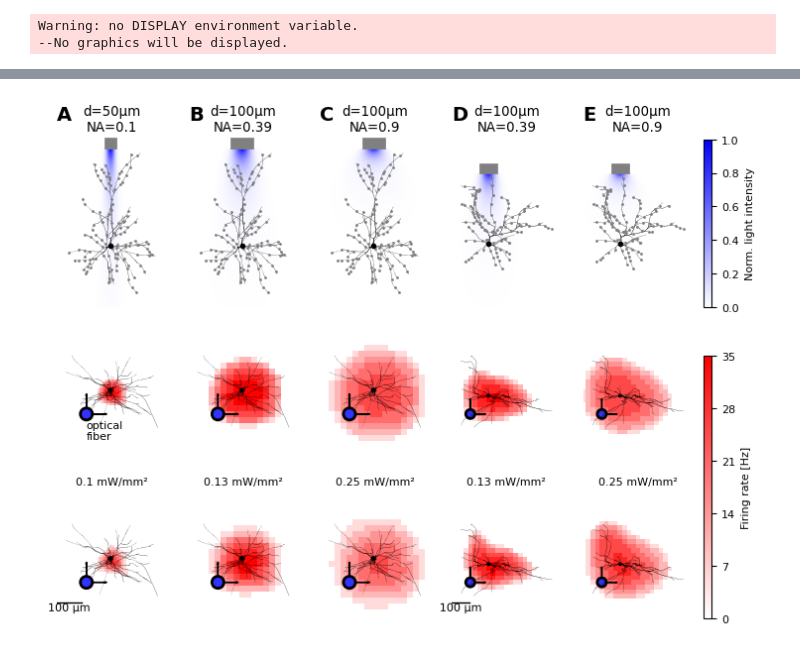
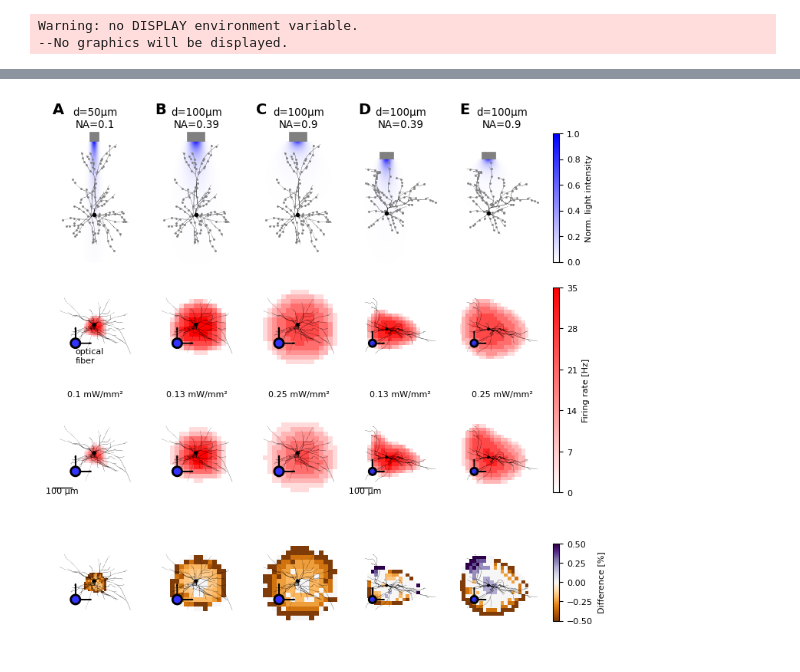
Before and after one commit to dberling/reduce_opto_response, a Jupyter notebook: article_figures/article_figure3.ipynb, the cells around one changed output, grey strips where cells are left out. Cells and saved outputs as stored; diff of their text form; code cells hidden in the pictures.

Commit message:
Add diff plot to figure 3

```diff
--- a/article_figures/article_figure3.ipynb
+++ b/article_figures/article_figure3.ipynb
@@ -6,7 +6,7 @@ from neurostim.stimulator import Stimulator
 import numpy as np
 import pandas as pd
 from neuron import h
-from article_figures.article_plot_functions import plot_morphology_with_light, spatial_activation_plot, map_patt_id_2_xy, label_subplots_ABC
+from article_figures.article_plot_functions import plot_morphology_with_light, spatial_activation_plot, spatial_activation_diff_plot, map_patt_id_2_xy, label_subplots_ABC
 import matplotlib.pyplot as plt
 import matplotlib.gridspec as gridspec
 import matplotlib.patches as patches
@@ -34,8 +34,8 @@ def load_activation(f, power_mW, xy_max, dxy,  f_adex=None, load_adex=False):
 a4_w = 8.27
 a4_l = 11.7
 
-fig = plt.figure(figsize=(a4_w, a4_w*0.8))
-gs = gridspec.GridSpec(3, 5, figure=fig, hspace=0.0)
+fig = plt.figure(figsize=(a4_w, a4_w*1.05))
+gs = gridspec.GridSpec(4, 5, figure=fig, hspace=0.0)
 
 # Define the subplots based on your description
 ax0 = fig.add_subplot(gs[0, 0])
@@ -55,6 +55,12 @@ ax1r = fig.add_subplot(gs[2, 1])
 ax2r = fig.add_subplot(gs[2, 2])
 ax3r = fig.add_subplot(gs[2, 3])
 ax4r = fig.add_subplot(gs[2, 4])
+
+ax0d = fig.add_subplot(gs[3, 0])
+ax1d = fig.add_subplot(gs[3, 1])
+ax2d = fig.add_subplot(gs[3, 2])
+ax3d = fig.add_subplot(gs[3, 3])
+ax4d = fig.add_subplot(gs[3, 4])
 
 # col 0, col 1, col 2
 # load cell morphology
@@ -188,6 +194,17 @@ ax0r, activation_mappable = spatial_activation_plot(
     sb_width=1.,
     label_fiber=False
 )
+ax0d, diff_activation_mappable = spatial_activation_diff_plot(
+    ax=ax0d,
+    df_full=df_full,
+    df_reduced=df_RON_full,
+    APCmin=-0.5,
+    APCmax=0.5,
+    cell_topview_simtree = simcontrol.cell.sim_tree,
+    morph_lw=0.5,
+    sb_draw=0,
+    label_fiber=False
+)
 
 #col1
 # load pre-simulated spatial activation maps
@@ -223,6 +240,18 @@ ax1r, activation_mappable = spatial_activation_plot(
     sb_draw=0,
     label_fiber=False
 )
+ax1d, diff_activation_mappable = spatial_activation_diff_plot(
+    ax=ax1d,
+    df_full=df_full,
+    df_reduced=df_RON_full,
+    APCmin=-0.5,
+    APCmax=0.5,
+    cell_topview_simtree = simcontrol.cell.sim_tree,
+    morph_lw=0.5,
+    sb_draw=0,
+    label_fiber=False
+)
+
 
 #col2
 # load pre-simulated spatial activation maps
@@ -255,6 +284,17 @@ ax2r, activation_mappable = spatial_activation_plot(
     cell_topview_simtree = simcontrol.cell.sim_tree,
     morph_lw=0.5,
     shift_x=0,
+    sb_draw=0,
+    label_fiber=False
+)
+ax2d, diff_activation_mappable = spatial_activation_diff_plot(
+    ax=ax2d,
+    df_full=df_full,
+    df_reduced=df_RON_full,
+    APCmin=-0.5,
+    APCmax=0.5,
+    cell_topview_simtree = simcontrol.cell.sim_tree,
+    morph_lw=0.5,
     sb_draw=0,
     label_fiber=False
 )
@@ -353,6 +393,18 @@ ax3r, activation_mappable = spatial_activation_plot(
     sb_width=1.,
     label_fiber=False
 )
+ax3d, diff_activation_mappable = spatial_activation_diff_plot(
+    ax=ax3d,
+    df_full=df_full,
+    df_reduced=df_RON_full,
+    APCmin=-0.5,
+    APCmax=0.5,
+    cell_topview_simtree = simcontrol.cell.sim_tree,
+    morph_lw=0.5,
+    sb_draw=0,
+    label_fiber=False
+)
+
 
 #col4
 # load pre-simulated spatial activation maps
@@ -386,6 +438,17 @@ ax4r, activation_mappable = spatial_activation_plot(
     sb_draw=0,
     label_fiber=False
 )
+ax4d, diff_activation_mappable = spatial_activation_diff_plot(
+    ax=ax4d,
+    df_full=df_full,
+    df_reduced=df_RON_full,
+    APCmin=-0.5,
+    APCmax=0.5,
+    cell_topview_simtree = simcontrol.cell.sim_tree,
+    morph_lw=0.5,
+    sb_draw=0,
+    label_fiber=False
+)
 
 
 
@@ -397,14 +460,26 @@ label_subplots_ABC(
         fontsize=14,
         weight='bold'
 )
+# response cbar
 cbar_ax = fig.add_axes([ax4.get_position().x1+ax4.get_position().width*0.1,
-                        0.15,
+                        ax4r.get_position().y0+(ax4f.get_position().y1-ax4r.get_position().y0)*0.1,
                         0.01,
-                        0.4])
+                        (ax4f.get_position().y1-ax4r.get_position().y0)*0.8])
 cbar = plt.colorbar(mappable=activation_mappable, cax=cbar_ax, label='Firing rate [Hz]')
 ticks = [0, APCmax/5, APCmax*2/5, APCmax*3/5, APCmax*4/5, APCmax]
 ticklabels = [ str(int(np.round(tick/0.2,0))) for tick in ticks ]
 cbar.set_ticks(ticks, labels=ticklabels)
+# response diff cbar
+cbar_diff_ax = fig.add_axes([ax4.get_position().x1+ax4.get_position().width*0.1,
+                            ax4d.get_position().y0+ax4d.get_position().height*0.2,
+                            0.01,
+                            ax4d.get_position().height*0.6])
+cbar_diff = plt.colorbar(mappable=diff_activation_mappable, cax=cbar_diff_ax, label='Difference [%]')
+ticks = np.arange(-0.5,0.75,0.25)
+#ticklabels = [ str(int(np.round(tick/0.2,0))) for tick in ticks ]
+ticklabels = [ str(int(tick*100)) if tick%0.5==0 else '' for tick in ticks]
+cbar_diff.set_ticks(ticks)#, labels=ticklabels)
+
 fig.savefig('article_figures/figures/article_figure3.png', dpi=300)
 # %% [output]
 Warning: no DISPLAY environment variable.
@@ -444 +524 @@ Ignoring fixed y limits to fulfill fixed data aspect with adjustable data limits
-[figure, old version]
+[figure, new version]
```
Also changed, not shown: parts of 1 cell of this notebook, 2 other files.
